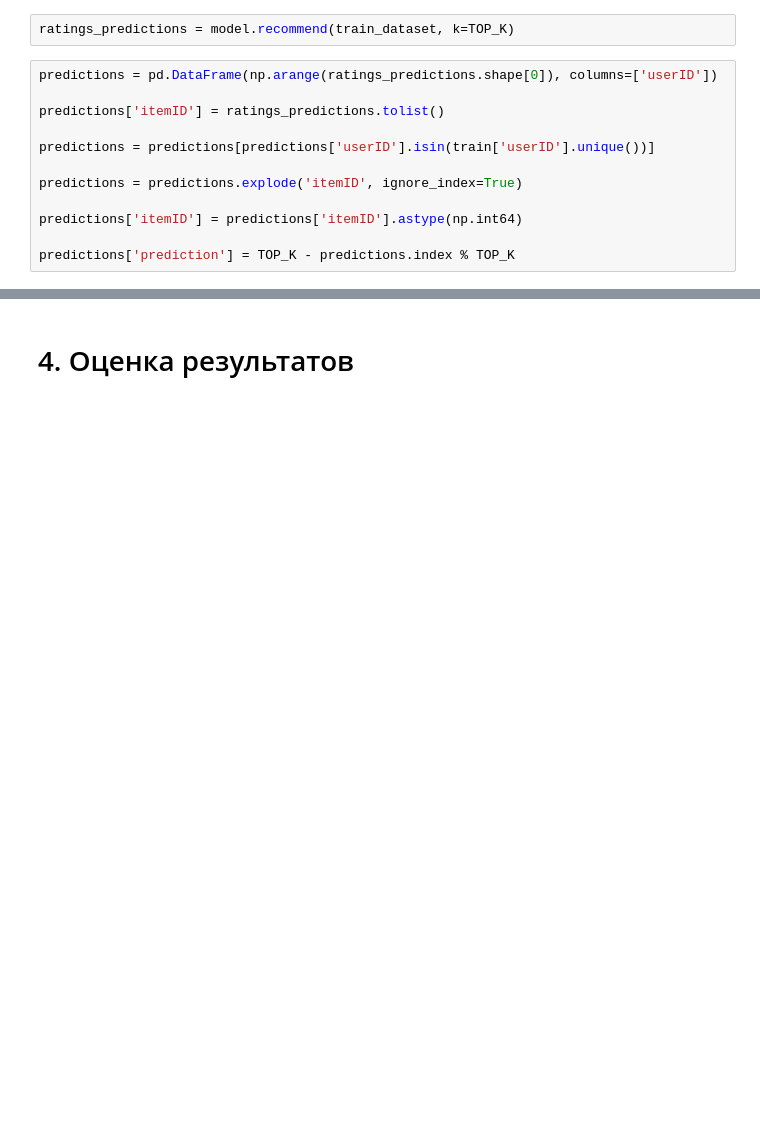
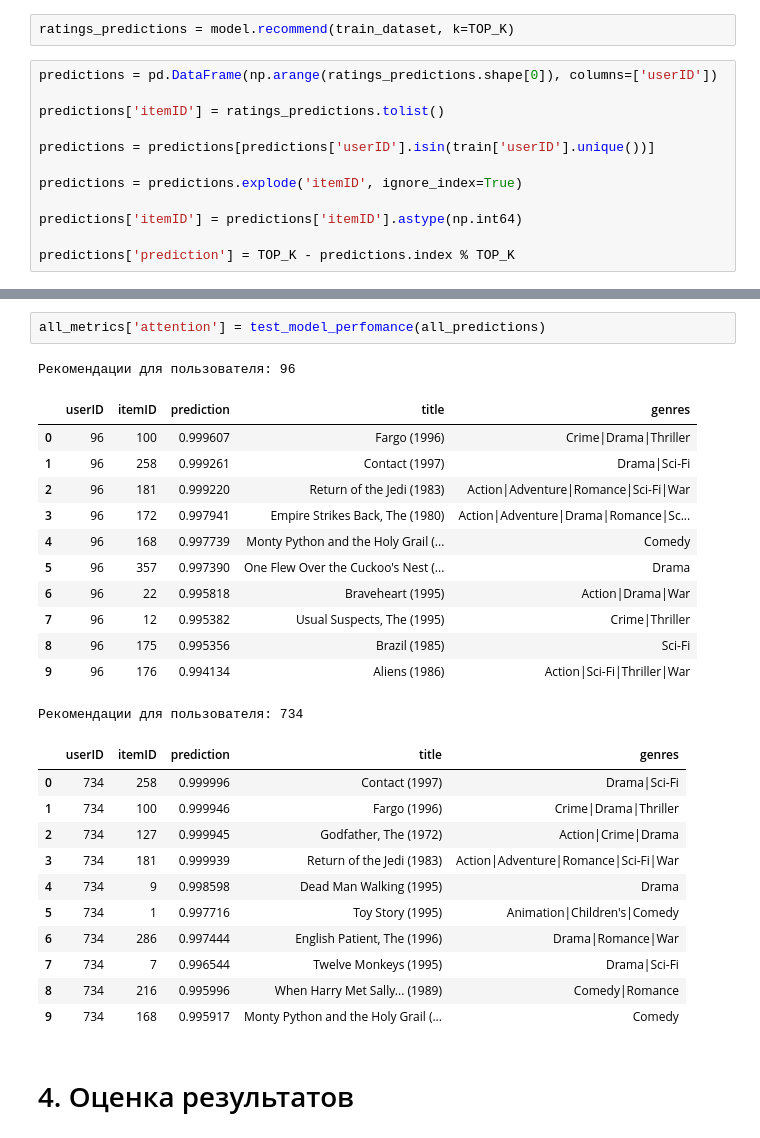
Before and after one commit to bruce-willis/hse_recsys2020, a Jupyter notebook: HomeWorks/03/03.ipynb, the cells around one changed output, grey strips where cells are left out. Cells and saved outputs as stored; diff of their text form; blank space fills up the shorter version.

```diff
--- a/HomeWorks/03/03.ipynb
+++ b/HomeWorks/03/03.ipynb
@@ -957,3 +1095,30 @@ all_metrics['vae'] = test_model_perfomance(predictions)#, get_similar_items_fn=g
+# %%
+all_metrics['attention'] = test_model_perfomance(all_predictions)
+# %% [output]
+Рекомендации для пользователя: 96
+|  | userID | itemID | prediction | title | genres |
+| 0 | 96 | 100 | 0.999607 | Fargo (1996) | Crime|Drama|Thriller |
+| 1 | 96 | 258 | 0.999261 | Contact (1997) | Drama|Sci-Fi |
+| 2 | 96 | 181 | 0.999220 | Return of the Jedi (1983) | Action|Adventure|Romance|Sci-Fi|War |
+| 3 | 96 | 172 | 0.997941 | Empire Strikes Back, The (1980) | Action|Adventure|Drama|Romance|Sc... |
+| 4 | 96 | 168 | 0.997739 | Monty Python and the Holy Grail (... | Comedy |
+| 5 | 96 | 357 | 0.997390 | One Flew Over the Cuckoo's Nest (... | Drama |
+| 6 | 96 | 22 | 0.995818 | Braveheart (1995) | Action|Drama|War |
+| 7 | 96 | 12 | 0.995382 | Usual Suspects, The (1995) | Crime|Thriller |
+| 8 | 96 | 175 | 0.995356 | Brazil (1985) | Sci-Fi |
+| 9 | 96 | 176 | 0.994134 | Aliens (1986) | Action|Sci-Fi|Thriller|War |
+Рекомендации для пользователя: 734
+|  | userID | itemID | prediction | title | genres |
+| 0 | 734 | 258 | 0.999996 | Contact (1997) | Drama|Sci-Fi |
+| 1 | 734 | 100 | 0.999946 | Fargo (1996) | Crime|Drama|Thriller |
+| 2 | 734 | 127 | 0.999945 | Godfather, The (1972) | Action|Crime|Drama |
+| 3 | 734 | 181 | 0.999939 | Return of the Jedi (1983) | Action|Adventure|Romance|Sci-Fi|War |
+| 4 | 734 | 9 | 0.998598 | Dead Man Walking (1995) | Drama |
+| 5 | 734 | 1 | 0.997716 | Toy Story (1995) | Animation|Children's|Comedy |
+| 6 | 734 | 286 | 0.997444 | English Patient, The (1996) | Drama|Romance|War |
+| 7 | 734 | 7 | 0.996544 | Twelve Monkeys (1995) | Drama|Sci-Fi |
+| 8 | 734 | 216 | 0.995996 | When Harry Met Sally... (1989) | Comedy|Romance |
+| 9 | 734 | 168 | 0.995917 | Monty Python and the Holy Grail (... | Comedy |
 # %% [markdown]
 # 4. Оценка результатов
 # %%
```
Also changed, not shown: parts of 14 cells of this notebook.
